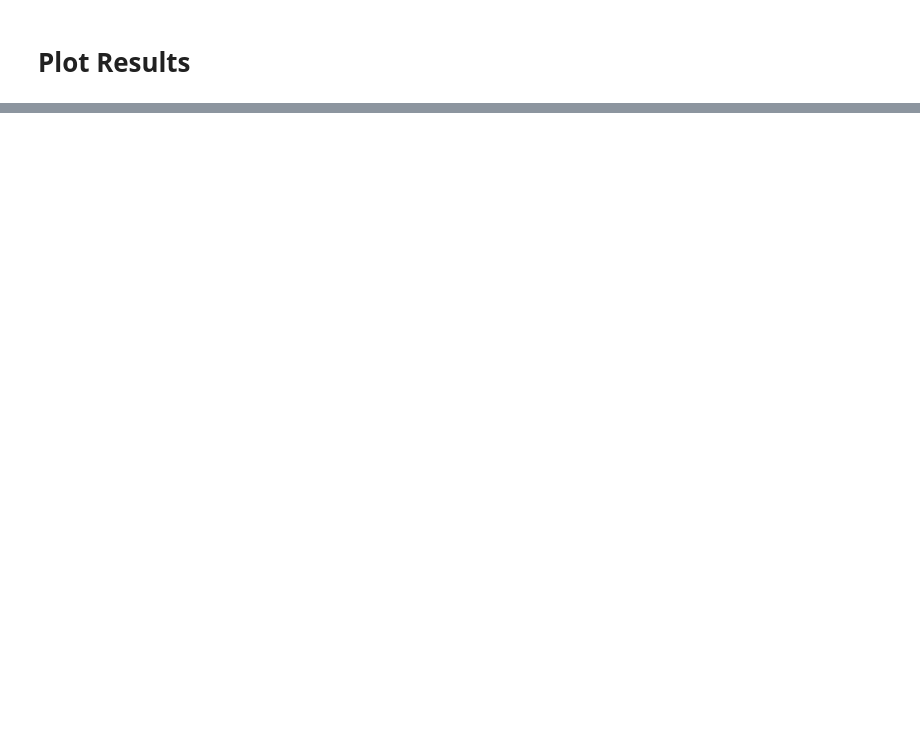
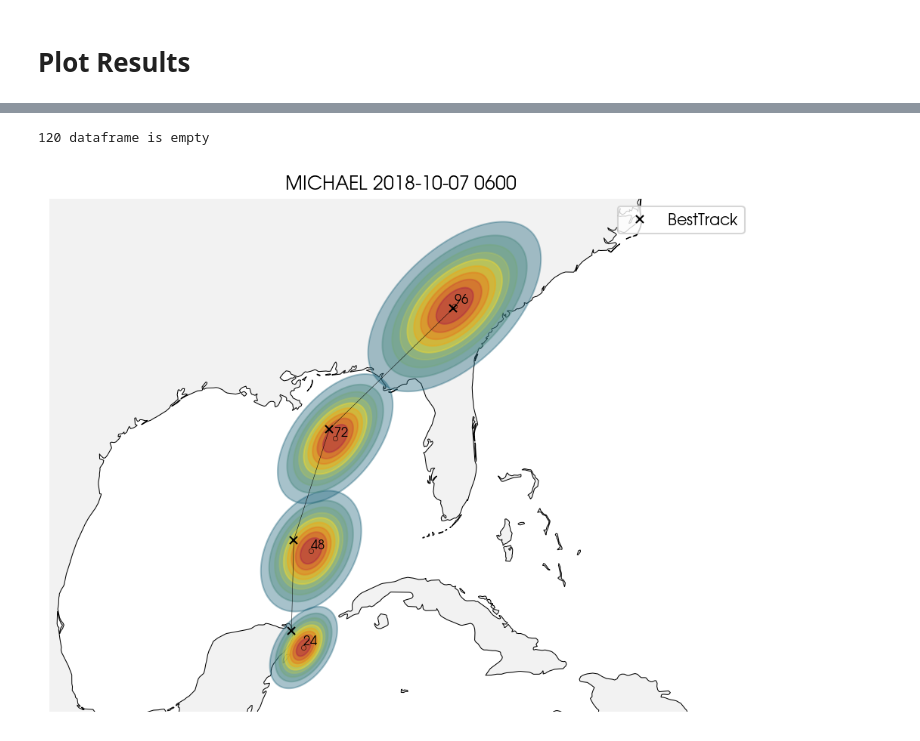
Before and after one commit to mafern/tcane_track, a Jupyter notebook: bivariate_normal/_plot_multilead_predictions.ipynb, the cells around one changed output, grey strips where cells are left out. Saved outputs shown, nothing was run; the diff lists cells and outputs as text; code cells hidden in the pictures; blank space fills up the shorter version.

Commit message:
changed plotting code to be more modular and include coastlines; also noted error in Atlantic longitudes that are in units of WEST

```diff
--- a/bivariate_normal/_plot_multilead_predictions.ipynb
+++ b/bivariate_normal/_plot_multilead_predictions.ipynb
@@ -107,6 +115,12 @@ for exp_name in EXP_NAME_VEC:
     df_valtest_lt["exp_name"] = exp_name
     df_test_lt["exp_name"] = exp_name
 
+    # correct longitude for the Atlantic
+    df_train_lt["LONC"] = df_train_lt["LONC"]*LONGITUDE_SCALING
+    df_valtest_lt["LONC"] = df_valtest_lt["LONC"]*LONGITUDE_SCALING
+    df_test_lt["LONC"] = df_test_lt["LONC"]*LONGITUDE_SCALING
+
+    # append to main dataframe
     df_pred_train = pd.concat([df_pred_train, df_train_lt], axis=0)
     df_pred_valtest = pd.concat([df_pred_valtest, df_valtest_lt], axis=0)
     df_pred_test = pd.concat([df_pred_test, df_test_lt], axis=0)
@@ -226,0 +141,29 @@ plt.show()
+# %%
+imp.reload(mahalanobis)
+imp.reload(plots)
+
+fig = plt.figure(figsize=(8, 6), dpi=150)
+MAP_PROJ = ct.crs.EqualEarth(central_longitude = 0.)
+ax = fig.add_subplot(1,1,1,projection=MAP_PROJ)
+
+# storm_name = "NORMAN"
+# pred_time = 90306
+# KM_TO_DEG = 1. / 111
+
+storm_name = "MICHAEL"
+pred_time = 100706
+df_storm = df_pred_test.loc[(df_pred_test["Name"] == storm_name) & (df_pred_test["time"] == pred_time)]
+details = plots.plot_leadtime_predictions(df_storm,
+                                          ax=ax,
+                                          leadtimes=(24,48,72,96,120),
+                                          )
+
+# save the figure
+plt.savefig(FIGURE_PATH + 'multi_lead_predictions_' + EXP_NAME_VEC[0] + '_' + details.replace(' ', '_') + '.png',
+            dpi=dpiFig,
+            bbox_inches='tight',
+            )
+plt.show()
+# %% [output]
+120 dataframe is empty
+[figure, added]
```
Also changed, not shown: parts of 4 cells of this notebook, 3 other files.
